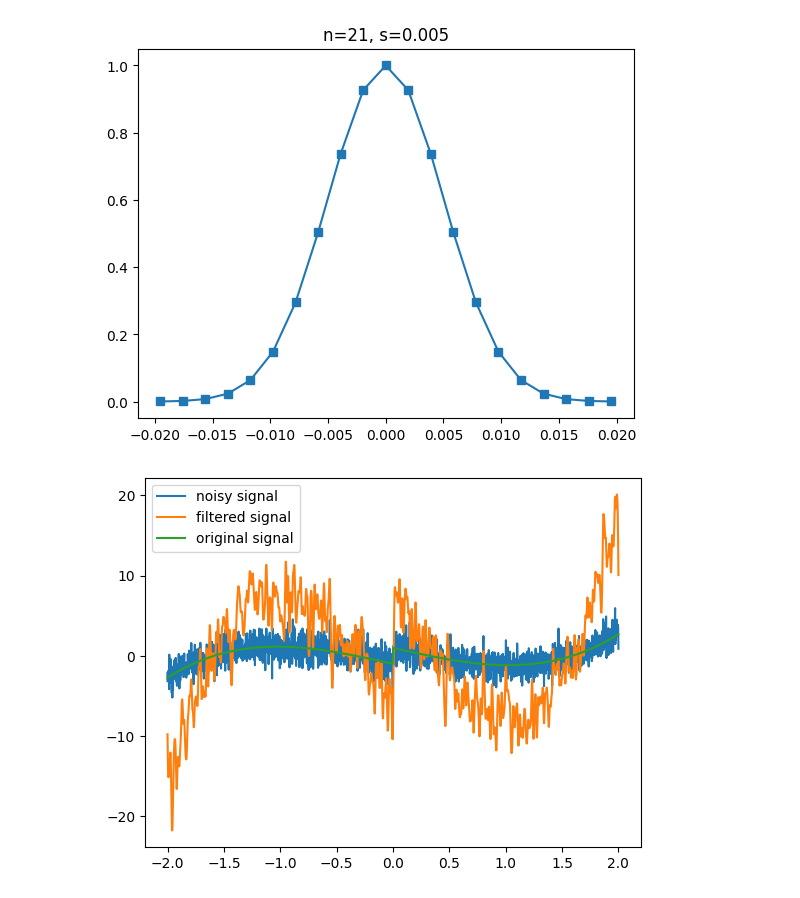
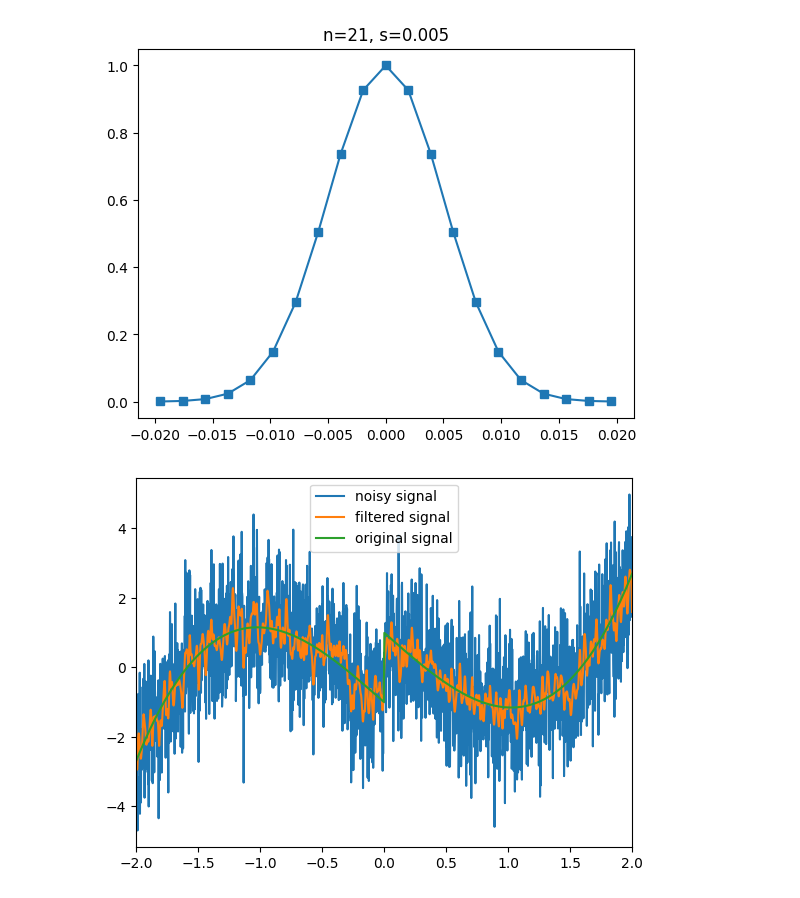
Before and after one commit to Nimira43/Miletus, a Jupyter notebook: Denoising-Signals/Denoising_Signals.ipynb, the cells around one changed output. Cells and saved outputs as stored; diff of their text form; code cells hidden in the pictures.

Commit message:
Gaussian smoothing filter

```diff
--- a/Denoising-Signals/Denoising_Signals.ipynb
+++ b/Denoising-Signals/Denoising_Signals.ipynb
@@ -112,10 +112,15 @@ plt.title('n=%s, s=%g'%(2 * k + 1, s))
 Text(0.5, 1.0, 'n=21, s=0.005')
 [figure]
 # %%
+# Gaussian smoothing filter
+
+gkern /= sum(gkern)
+
 filtered_signal = np.convolve(noisysignal, gkern, mode='same')
 
 plt.plot(time, noisysignal, time, filtered_signal, time, signal)
 plt.legend(['noisy signal', 'filtered signal', 'original signal'])
+plt.xlim(time[[0,-1]])
 plt.show()
 # %% [output]
-[figure, old version]
+[figure, new version]
```
Also changed, not shown: parts of 6 cells of this notebook.
